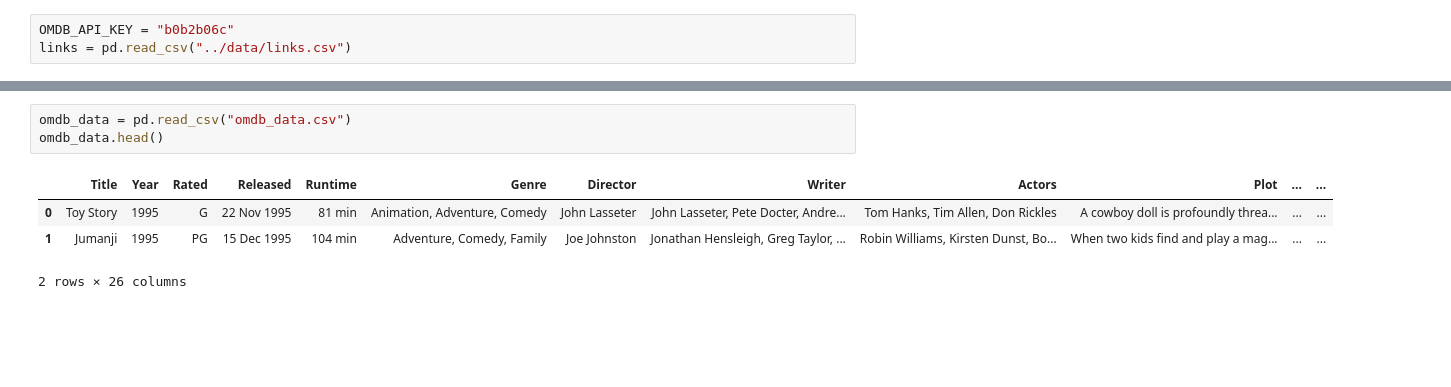
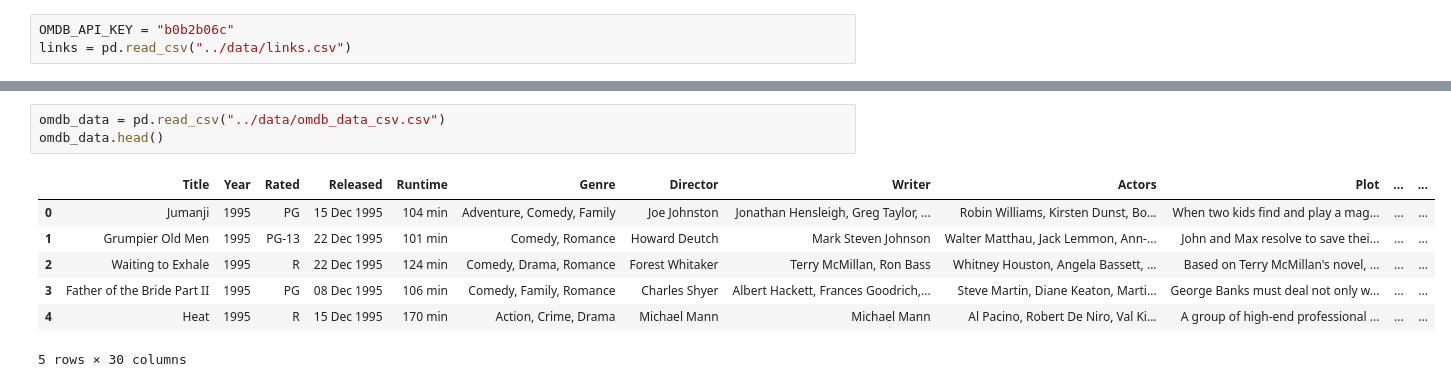
Before and after one commit to andrei-lucian/visual_analytics, a Jupyter notebook: app/data_test.ipynb, the cells around one changed output, grey strips where cells are left out. Cells and saved outputs as stored; diff of their text form; blank space fills up the shorter version.

```diff
--- a/app/data_test.ipynb
+++ b/app/data_test.ipynb
@@ -152,10 +154,13 @@ with open(OUTPUT_FILE, mode='a', encoding='utf-8', newline='') as out_f, \
 [11412/87585] Fetching tt0078243...
 [11413/87585] Fetchi
 # %%
-omdb_data = pd.read_csv("omdb_data.csv")
+omdb_data = pd.read_csv("../data/omdb_data_csv.csv")
 omdb_data.head()
 # %% [output]
 |  | Title | Year | Rated | Released | Runtime | Genre | Director | Writer | Actors | Plot | ... | ... |
-| 0 | Toy Story | 1995 | G | 22 Nov 1995 | 81 min | Animation, Adventure, Comedy | John Lasseter | John Lasseter, Pete Docter, Andre... | Tom Hanks, Tim Allen, Don Rickles | A cowboy doll is profoundly threa... | ... | ... |
-| 1 | Jumanji | 1995 | PG | 15 Dec 1995 | 104 min | Adventure, Comedy, Family | Joe Johnston | Jonathan Hensleigh, Greg Taylor, ... | Robin Williams, Kirsten Dunst, Bo... | When two kids find and play a mag... | ... | ... |
+| 0 | Jumanji | 1995 | PG | 15 Dec 1995 | 104 min | Adventure, Comedy, Family | Joe Johnston | Jonathan Hensleigh, Greg Taylor, ... | Robin Williams, Kirsten Dunst, Bo... | When two kids find and play a mag... | ... | ... |
+| 1 | Grumpier Old Men | 1995 | PG-13 | 22 Dec 1995 | 101 min | Comedy, Romance | Howard Deutch | Mark Steven Johnson | Walter Matthau, Jack Lemmon, Ann-... | John and Max resolve to save thei... | ... | ... |
+| 2 | Waiting to Exhale | 1995 | R | 22 Dec 1995 | 124 min | Comedy, Drama, Romance | Forest Whitaker | Terry McMillan, Ron Bass | Whitney Houston, Angela Bassett, ... | Based on Terry McMillan's novel, ... | ... | ... |
+| 3 | Father of the Bride Part II | 1995 | PG | 08 Dec 1995 | 106 min | Comedy, Family, Romance | Charles Shyer | Albert Hackett, Frances Goodrich,... | Steve Martin, Diane Keaton, Marti... | George Banks must deal not only w... | ... | ... |
+| 4 | Heat | 1995 | R | 15 Dec 1995 | 170 min | Action, Crime, Drama | Michael Mann | Michael Mann | Al Pacino, Robert De Niro, Val Ki... | A group of high-end professional ... | ... | ... |
-2 rows × 26 columns
+5 rows × 30 columns
```
Also changed, not shown: parts of 2 cells of this notebook, 1 other file.
